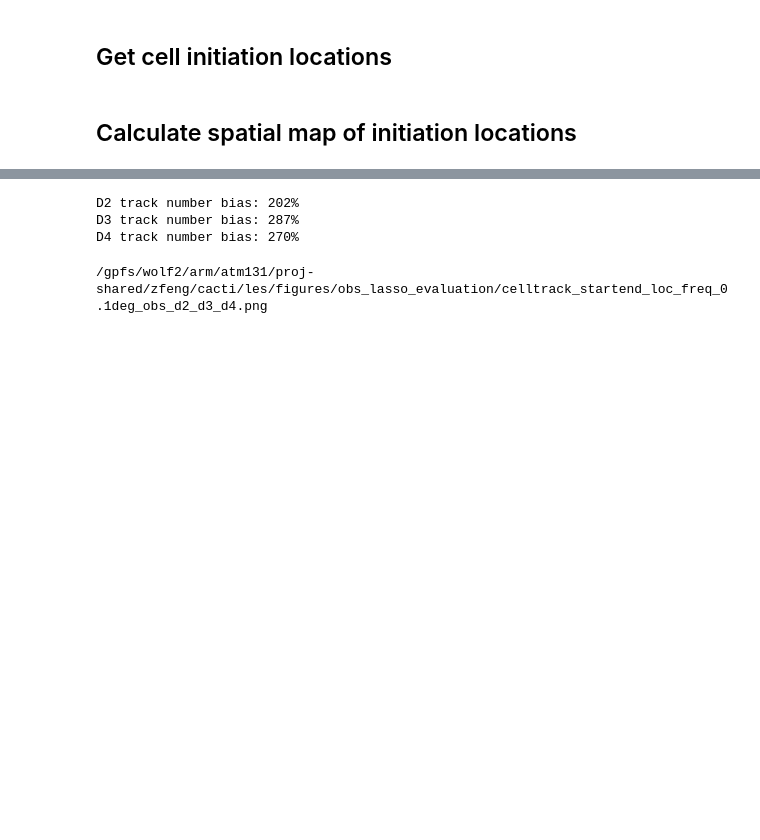
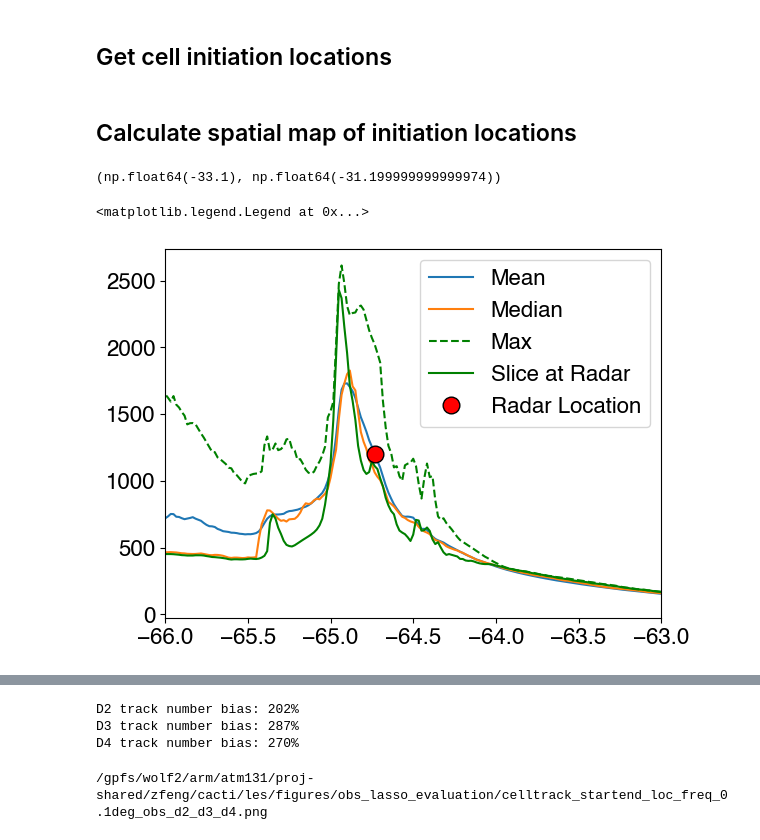
Before and after one commit to ICLASS-SFA/lasso_cellgrowth, a Jupyter notebook: notebooks/plot_celltrack_counts_map_obs_lasso.ipynb, the cells around one changed output, grey strips where cells are left out. Cells and saved outputs as stored; diff of their text form; code cells hidden in the pictures; blank space fills up the shorter version.

```diff
--- a/notebooks/plot_celltrack_counts_map_obs_lasso.ipynb
+++ b/notebooks/plot_celltrack_counts_map_obs_lasso.ipynb
@@ -1288,0 +1329,33 @@ freq2d_startloc_nonsplit_d4 = 100 * hist2d_startloc_nonsplit_d4 / ntimes_d4
+# %%
+latbins.min(), latbins.max()
+# %% [output]
+(np.float64(-33.1), np.float64(-31.199999999999974))
+# %%
+# Compute meridional statistics for topography within the radar range
+topoZ_MeridionalMean = topoZ.sel(y=slice(latbins.min(), latbins.max())).mean(dim='y')
+topoZ_MeridionalMedian = topoZ.sel(y=slice(latbins.min(), latbins.max())).median(dim='y')
+topoZ_MeridionalMax = topoZ.sel(y=slice(latbins.min(), latbins.max())).max(dim='y')
+topoZ_Meridionalq25 = topoZ.sel(y=slice(latbins.min(), latbins.max())).quantile(0.25, dim='y')
+topoZ_Meridionalq75 = topoZ.sel(y=slice(latbins.min(), latbins.max())).quantile(0.75, dim='y')
+# Find the topography at the radar location
+radar_lon_idx = np.argmin(np.abs(topoLon.values - radar_lon))
+radar_lat_idx = np.argmin(np.abs(topoLat.values - radar_lat))
+topoZ_LongitudeSection_at_radar = topoZ.isel(y=radar_lat_idx, drop=True)
+topoZ_lon_at_radar = topoLon.values[radar_lon_idx]
+topoZ_MeridionalMean_at_radar = topoZ_MeridionalMean.isel(x=radar_lon_idx, drop=True)
+topoZ_at_radar = topoZ_LongitudeSection_at_radar.sel(x=radar_lon, method='nearest')
+
+plt.plot(topoLon, topoZ_MeridionalMean, label='Mean')
+plt.plot(topoLon, topoZ_MeridionalMedian, label='Median')
+plt.plot(topoLon, topoZ_MeridionalMax, label='Max', color='g', ls='--')
+plt.plot(topoLon, topoZ_LongitudeSection_at_radar, 'g', label='Slice at Radar')
+# plt.fill_between(topoLon, topoZ_Meridionalq25, topoZ_Meridionalq75, color='lightgray', alpha=0.5)
+
+marker_style = dict(color='k', linestyle='none', marker='o', markersize=12, markerfacecolor='red')
+plt.plot(topoZ_lon_at_radar, topoZ_MeridionalMean_at_radar, label='Radar Location', **marker_style)
+# plt.plot(topoZ_lon_at_radar, topoZ_at_radar, label='Radar Location', **marker_style, )
+plt.xlim(-66, -63)
+plt.legend()
+# %% [output]
+<matplotlib.legend.Legend at 0x...>
+[figure, added]
```
Also changed, not shown: parts of 19 cells of this notebook.
